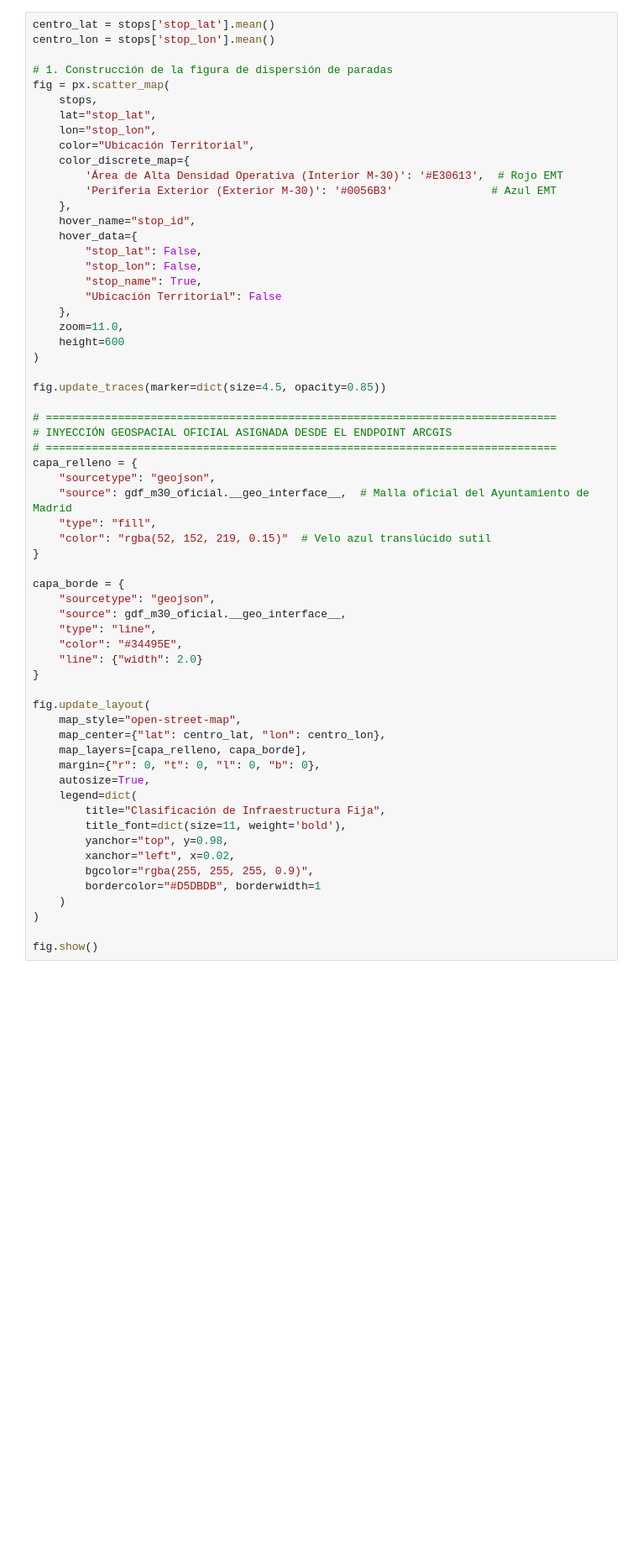
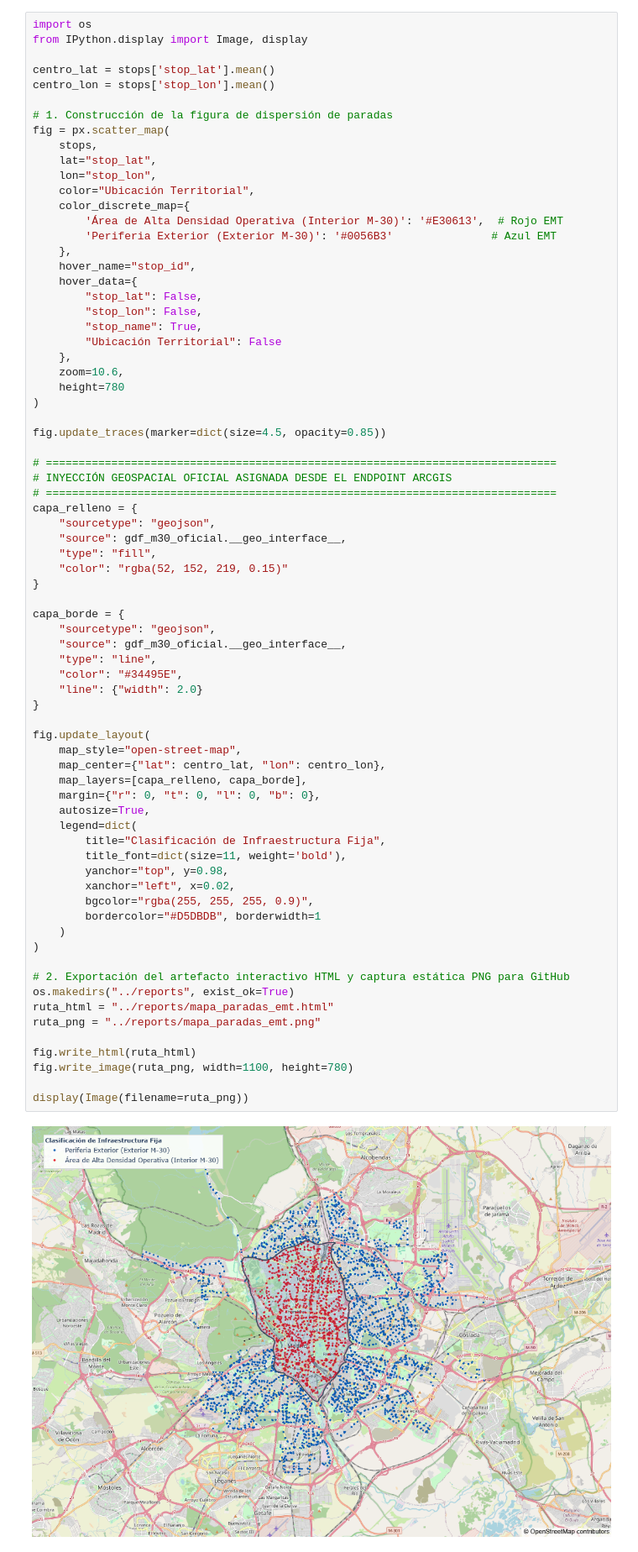
Before and after one commit to HerasDuarte/Proyecto_puntualidad_emt, a Jupyter notebook: notebooks/02_EDA_stops.ipynb, the cells around one changed output. Shown at 84% size. Drawn from its saved outputs; the diff is of its cells as text; blank space fills up the shorter version.

Commit message:
fix: renderizar mapa estatico PNG en 02_EDA_stops para visualizacion en GitHub

```diff
--- a/notebooks/02_EDA_stops.ipynb
+++ b/notebooks/02_EDA_stops.ipynb
@@ -378,6 +378,9 @@ Una vez validada la consistencia de los vectores categóricos y convalidada la s
 
 Este diagnóstico visual permite contrastar geográficamente la tasa de capilaridad periférica frente a la densidad de la almendra central. Cada marquesina se codifica cromáticamente en función de su pertenencia a la variable de ingeniería de características `Ubicación Territorial`. El objetivo es verificar de forma empírica la homogeneidad topográfica del algoritmo de contención de la M-30 y evaluar la presencia de pasillos de transporte lineales o nudos intermodales masivos distribuidos a lo largo del tejido urbano de Madrid.
 # %%
+import os
+from IPython.display import Image, display
+
 centro_lat = stops['stop_lat'].mean()
 centro_lon = stops['stop_lon'].mean()
 
@@ -398,8 +401,8 @@ fig = px.scatter_map(
         "stop_name": True,
         "Ubicación Territorial": False
     },
-    zoom=11.0,
-    height=600
+    zoom=10.6,
+    height=780
 )
 
 fig.update_traces(marker=dict(size=4.5, opacity=0.85))
@@ -409,33 +412,43 @@ fig.update_traces(marker=dict(size=4.5, opacity=0.85))
 # ==============================================================================
 capa_relleno = {
     "sourcetype": "geojson",
-    "source": gdf_m30_oficial.__geo_interface__,  # Malla oficial del Ayuntamiento de Madrid
+    "source": gdf_m30_oficial.__geo_interface__,
     "type": "fill",
-    "color": "rgba(52, 152, 219, 0.15)"  # Velo azul translúcido sutil
+    "color": "rgba(52, 152, 219, 0.15)"
 }
 
 capa_borde = {
     "sourcetype": "geojson",
     "source": gdf_m30_oficial.__geo_interface__,
     "type": "line",
     "color": "#34495E",
     "line": {"width": 2.0}
 }
 
 fig.update_layout(
     map_style="open-street-map",
     map_center={"lat": centro_lat, "lon": centro_lon},
     map_layers=[capa_relleno, capa_borde],
     margin={"r": 0, "t": 0, "l": 0, "b": 0},
     autosize=True,
     legend=dict(
         title="Clasificación de Infraestructura Fija",
         title_font=dict(size=11, weight='bold'),
         yanchor="top", y=0.98,
         xanchor="left", x=0.02,
         bgcolor="rgba(255, 255, 255, 0.9)",
         bordercolor="#D5DBDB", borderwidth=1
     )
 )
 
-fig.show()
+# 2. Exportación del artefacto interactivo HTML y captura estática PNG para GitHub
+os.makedirs("../reports", exist_ok=True)
+ruta_html = "../reports/mapa_paradas_emt.html"
+ruta_png = "../reports/mapa_paradas_emt.png"
+
+fig.write_html(ruta_html)
+fig.write_image(ruta_png, width=1100, height=780)
+
+display(Image(filename=ruta_png))
+# %% [output]
+[figure, added]
```
Also changed, not shown: parts of 2 cells of this notebook, 3 other files.
